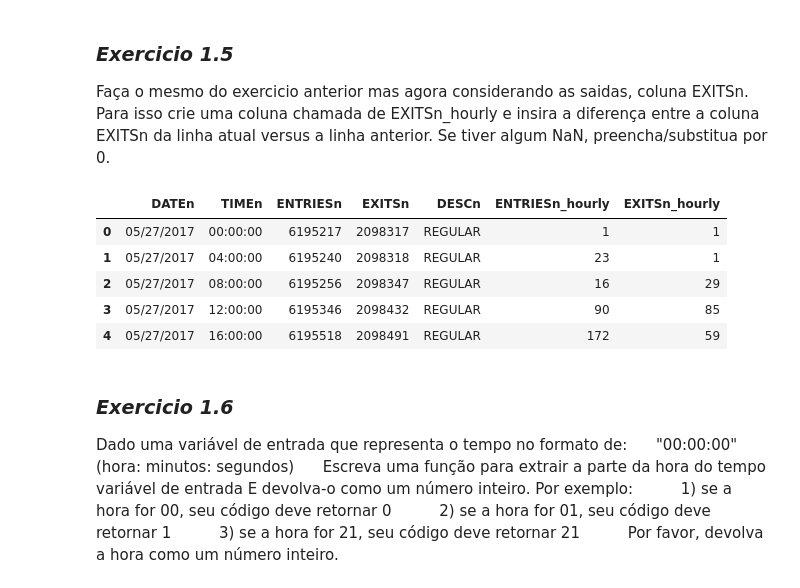
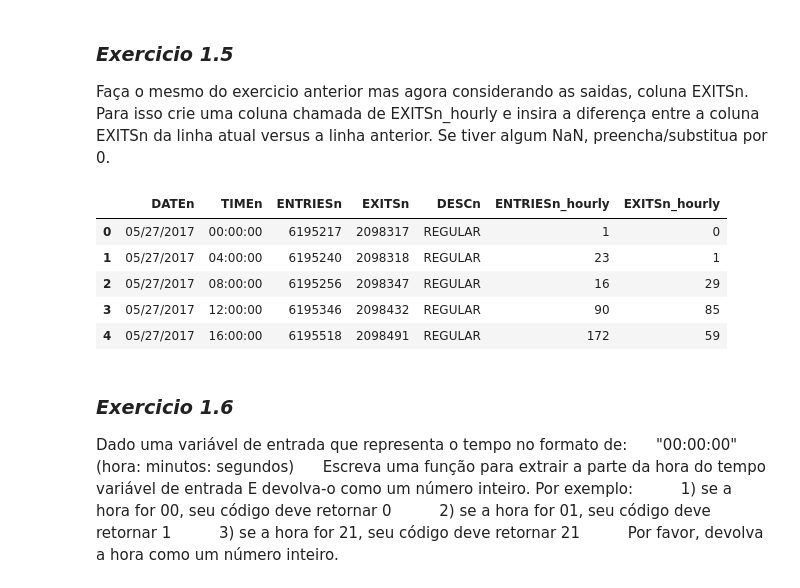
Before and after one commit to AlanPrado/FDSI2, a Jupyter notebook: analyzing-subway-data-ndfdsi.ipynb, the cells around one changed output. Cells and saved outputs as stored; diff of their text form; code cells hidden in the pictures.

```diff
--- a/analyzing-subway-data-ndfdsi.ipynb
+++ b/analyzing-subway-data-ndfdsi.ipynb
@@ -317,17 +317,17 @@ Para isso crie uma coluna chamada de EXITSn_hourly e insira a diferença entre a
 # %%
 import pandas
 
 def get_hourly_exits(df):
-    df['EXITSn_hourly'] = (df['EXITSn'] - df['EXITSn'].shift(1)).fillna(1).apply(int)
+    df['EXITSn_hourly'] = (df['EXITSn'] - df['EXITSn'].shift(1)).fillna(0).apply(int)
     return df
 
 turnstile_data_regular = get_hourly_exits(turnstile_data_regular)
 headers.append('EXITSn_hourly')
 
 turnstile_head()
 # %% [output]
 |  | DATEn | TIMEn | ENTRIESn | EXITSn | DESCn | ENTRIESn_hourly | EXITSn_hourly |
-| 0 | 05/27/2017 | 00:00:00 | 6195217 | 2098317 | REGULAR | 1 | 1 |
+| 0 | 05/27/2017 | 00:00:00 | 6195217 | 2098317 | REGULAR | 1 | 0 |
 | 1 | 05/27/2017 | 04:00:00 | 6195240 | 2098318 | REGULAR | 23 | 1 |
 | 2 | 05/27/2017 | 08:00:00 | 6195256 | 2098347 | REGULAR | 16 | 29 |
 | 3 | 05/27/2017 | 12:00:00 | 6195346 | 2098432 | REGULAR | 90 | 85 |
```
Also changed, not shown: parts of 4 cells of this notebook, 1 other file.
